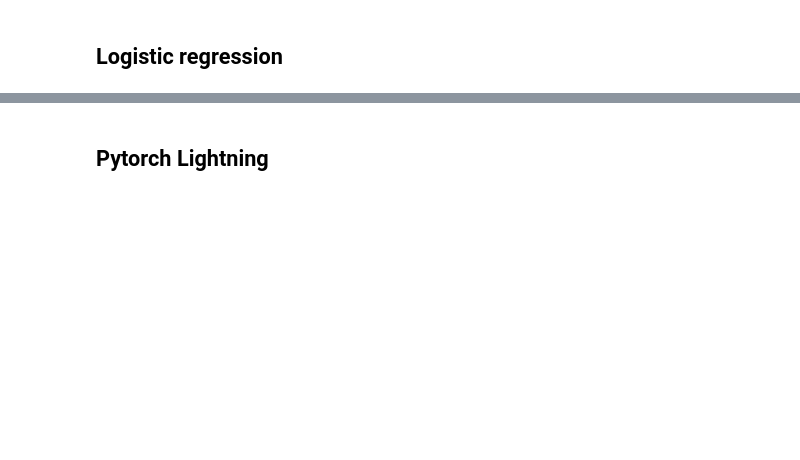
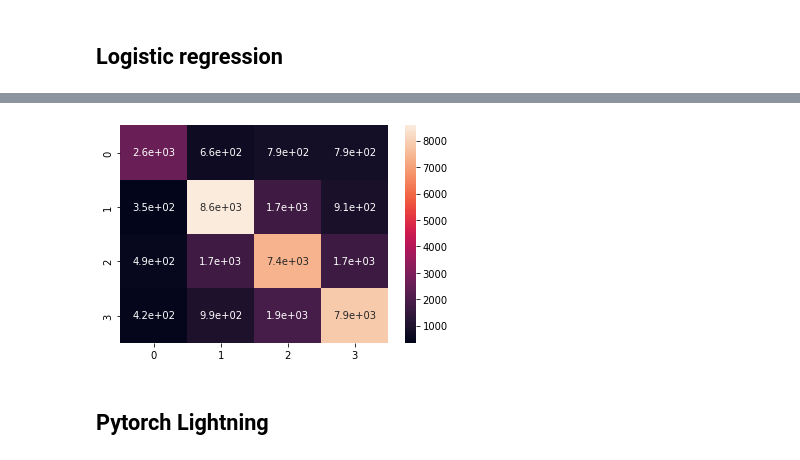
Before and after one commit to ganesh7262/Sentiment-analysis, a Jupyter notebook: main.ipynb, the cells around one changed output, grey strips where cells are left out. Drawn from its saved outputs; the diff is of its cells as text; code cells hidden in the pictures; blank space fills up the shorter version.

Commit message:
saved lr model

```diff
--- a/main.ipynb
+++ b/main.ipynb
@@ -205,8 +232,15 @@ y_train
 #     'solver': ['newton-cg', 'lbfgs', 'liblinear', 'saga'],
 #     'l1_ratio': uniform(scale=10)
 #     }
+# %%
+rs_parameters = [
+  {'penalty': ['l1'], 'solver': [  'liblinear', 'saga']},
+  {'penalty': ['l2'], 'solver': ['newton-cg','sag','lbfgs']},
+  {'C': uniform(scale=10)},
+  {'l1_ratio': uniform(scale=10)}
+ ]
 # %%
-# lr = LogisticRegression()
-# model_cv_lr = train_cv(lr, X_train, y_train, rs_parameters)
+lr = LogisticRegression()
+model_cv_lr = train_cv(lr, X_train, y_train, rs_parameters)
 
-# bestimator_lr = model_cv_lr.best_estimator_
+bestimator_lr = model_cv_lr.best_estimator_
@@ -215,7 +270,11 @@ y_train
 # %%
-# from sklearn.metrics import confusion_matrix
-# sns.heatmap(confusion_matrix(y_test, bestimator_lr.predict(X_test)), annot=True)
-# plt.show()
+import seaborn as sns
+import matplotlib.pyplot as plt
+from sklearn.metrics import confusion_matrix
+sns.heatmap(confusion_matrix(y_test, bestimator_lr.predict(X_test)), annot=True)
+plt.show()
+# %% [output]
+[figure, added]
 # %% [markdown]
 <h2>Pytorch Lightning</h2>
 # %%
```
Also changed, not shown: parts of 9 cells of this notebook, 1 other file.
